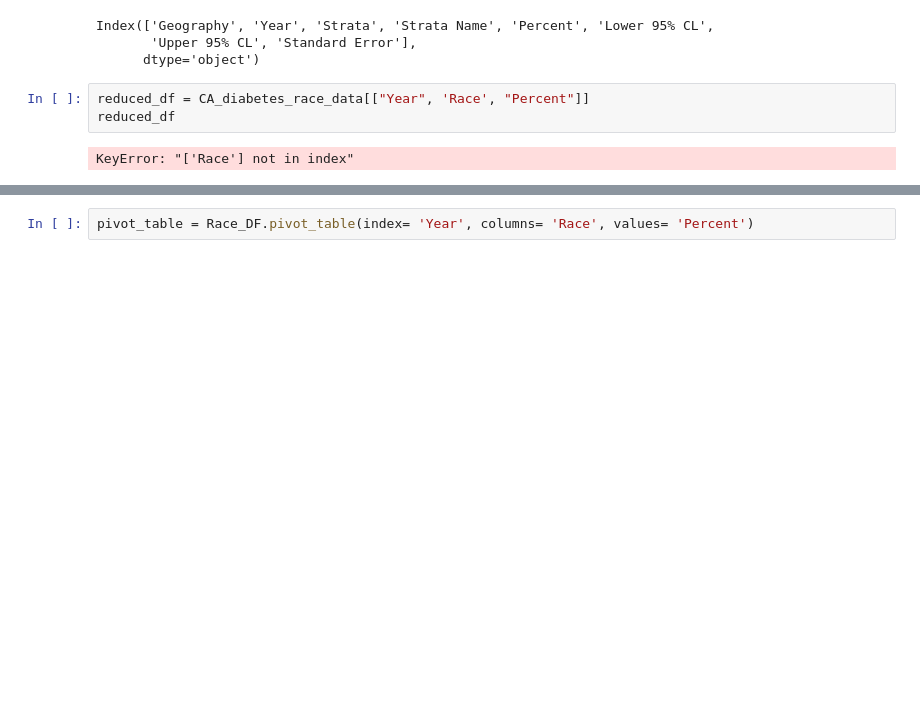
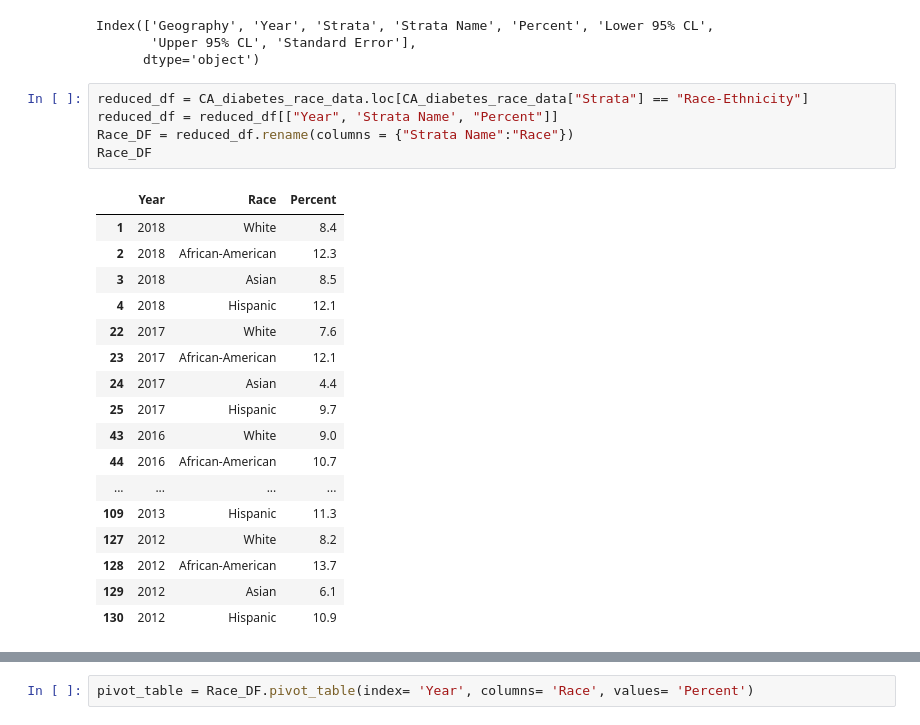
Before and after one commit to isabelmwork/Project1_Diabetes, a Jupyter notebook: California DM Trend.ipynb, the cells around one changed output, grey strips where cells are left out. Drawn from its saved outputs; the diff is of its cells as text; blank space fills up the shorter version.

Commit message:
fixed issue with Race_DF due to merge

```diff
--- a/California DM Trend.ipynb
+++ b/California DM Trend.ipynb
@@ -173,8 +182,26 @@ Index(['Geography', 'Year', 'Strata', 'Strata Name', 'Percent', 'Lower 95% CL',
        'Upper 95% CL', 'Standard Error'],
       dtype='object')
 # %%
-reduced_df = CA_diabetes_race_data[["Year", 'Race', "Percent"]]
-reduced_df
+reduced_df = CA_diabetes_race_data.loc[CA_diabetes_race_data["Strata"] == "Race-Ethnicity"]
+reduced_df = reduced_df[["Year", 'Strata Name', "Percent"]]
+Race_DF = reduced_df.rename(columns = {"Strata Name":"Race"})
+Race_DF
 # %% [output]
-KeyError: "['Race'] not in index"
+|  | Year | Race | Percent |
+| 1 | 2018 | White | 8.4 |
+| 2 | 2018 | African-American | 12.3 |
+| 3 | 2018 | Asian | 8.5 |
+| 4 | 2018 | Hispanic | 12.1 |
+| 22 | 2017 | White | 7.6 |
+| 23 | 2017 | African-American | 12.1 |
+| 24 | 2017 | Asian | 4.4 |
+| 25 | 2017 | Hispanic | 9.7 |
+| 43 | 2016 | White | 9.0 |
+| 44 | 2016 | African-American | 10.7 |
+| ... | ... | ... | ... |
+| 109 | 2013 | Hispanic | 11.3 |
+| 127 | 2012 | White | 8.2 |
+| 128 | 2012 | African-American | 13.7 |
+| 129 | 2012 | Asian | 6.1 |
+| 130 | 2012 | Hispanic | 10.9 |
 # %%
```
Also changed, not shown: parts of 4 cells of this notebook.
